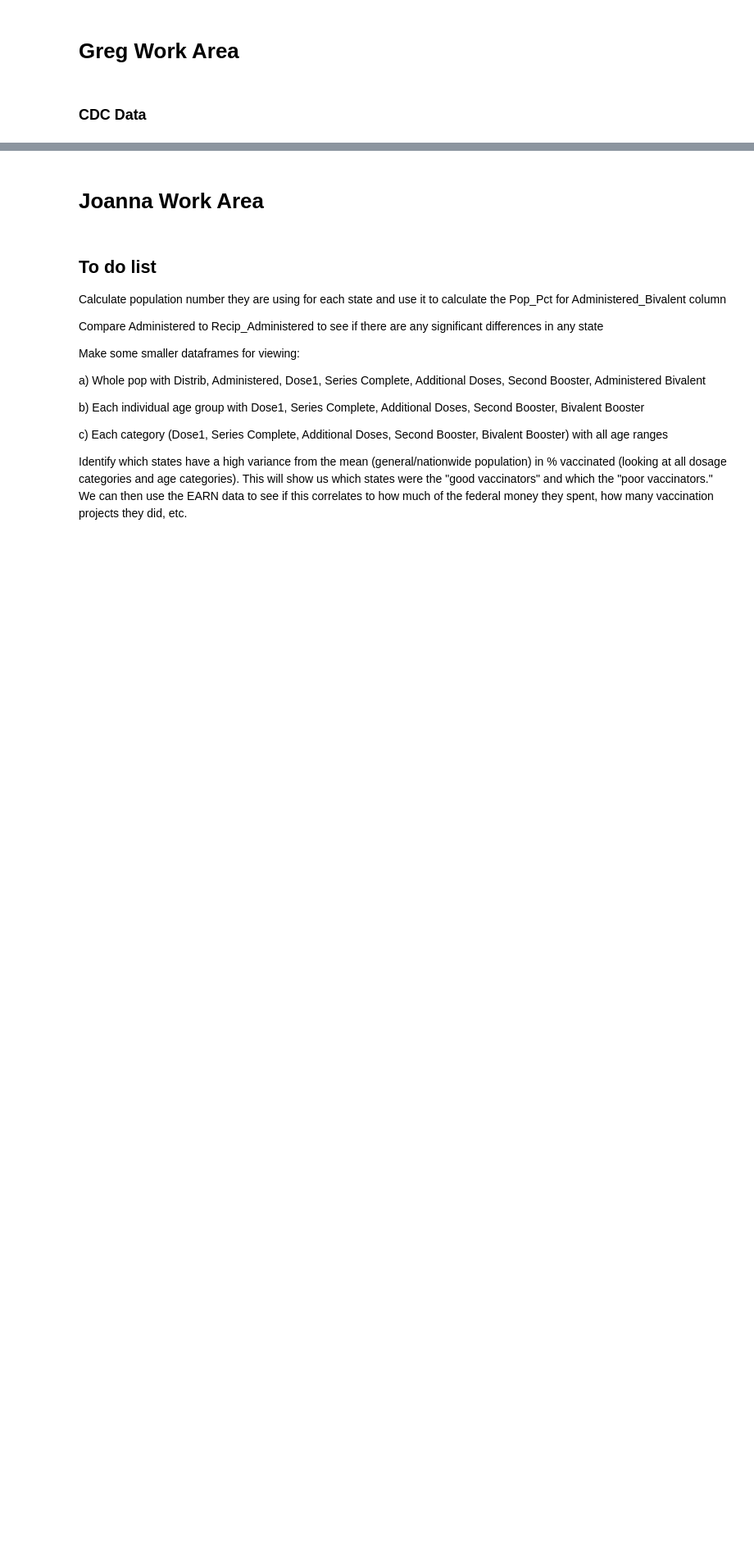
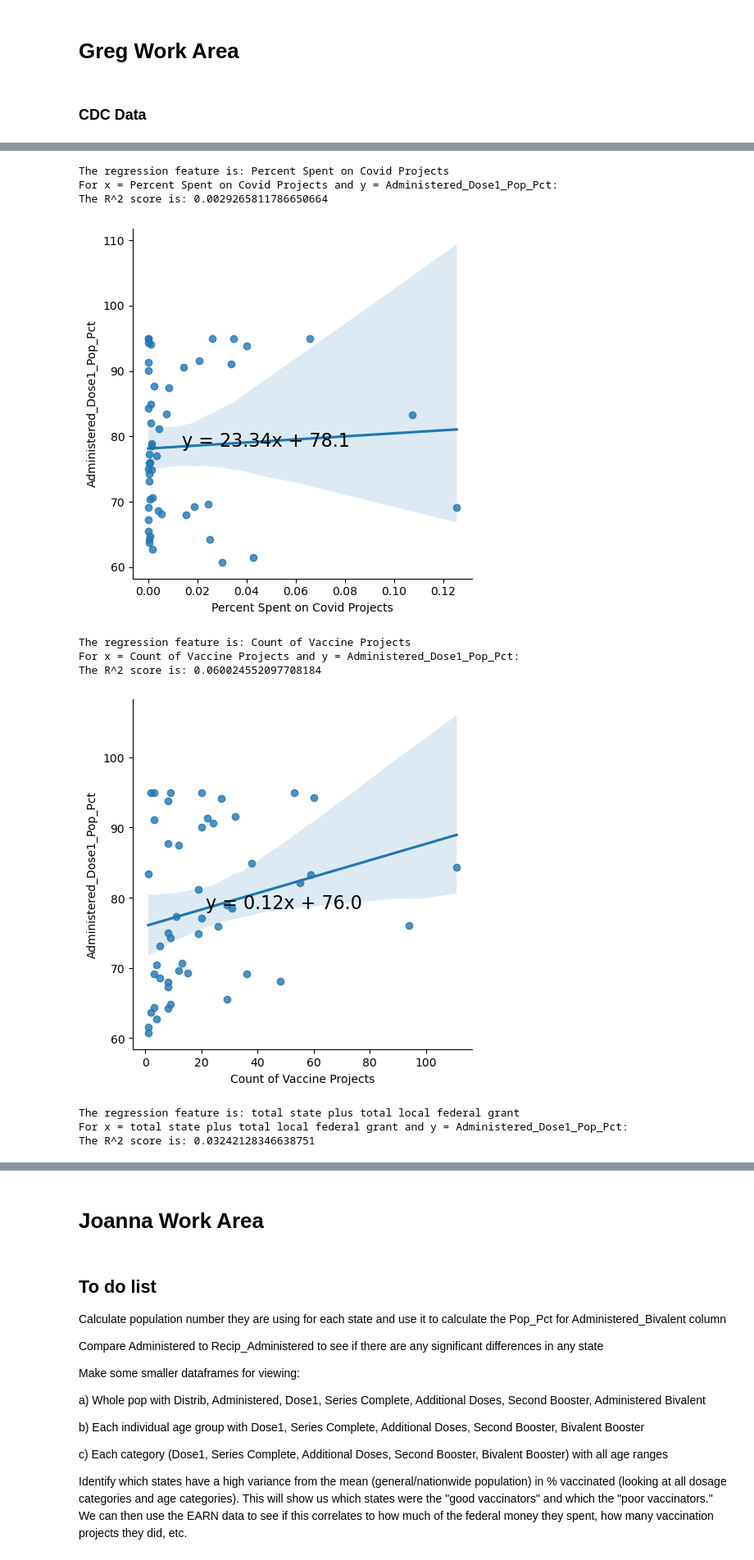
Before and after one commit to Evdawg/Project_1_Covid_Data, a Jupyter notebook: Project_1_covid.ipynb, the cells around one changed output, grey strips where cells are left out. Shown at 82% size. Cells and saved outputs as stored; diff of their text form; code cells hidden in the pictures; blank space fills up the shorter version.

Commit message:
5/17/2023: GM added regression analysis to notebook

```diff
--- a/Project_1_covid.ipynb
+++ b/Project_1_covid.ipynb
@@ -674,0 +688,5 @@ fig.show()
+# %%
+#Adding regression analysis for combined financial and vaccination data (5/16/2023 - GM)
+
+combined_df = vac_whole_pop_df.merge(EARN_states, how = 'inner',on = 'Location')
+combined_df.columns
@@ -674,0 +714,3 @@ fig.show()
+# %%
+combined_df = combined_df.dropna(axis = 0, how = 'any')
+combined_df.shape
@@ -674,0 +719,32 @@ fig.show()
+# %%
+def pd_reg(df,x,y,x_text,y_text):
+    fig = sns.lmplot(data = df, x = x, y = y)
+    lm = LinearRegression()
+    X = df[[x]]
+    Y = df[y]
+    model = lm.fit(X,Y)
+    print(f"For x = {x} and y = {y}:")
+    print(f"The R^2 score is: {model.score(X,Y)}")
+    plt.text(x_text, y_text, f"y = {'%.2f' %lm.coef_}x + {'%.1f' %lm.intercept_}", color = 'black', fontsize = 16)
+    plt.show()
+    return model
+# %%
+#Adding the names of the columns that we want to use as regression features
+feat_list = ['Percent Spent on Covid Projects', 'Count of Vaccine Projects', 'total state plus total local federal grant']
+target = 'Administered_Dose1_Pop_Pct'
+# %%
+for var in feat_list:
+    print(f"The regression feature is: {var}")
+    pd_reg(combined_df, var, target, combined_df[var].mean(), combined_df[target].mean())
+# %% [output]
+The regression feature is: Percent Spent on Covid Projects
+For x = Percent Spent on Covid Projects and y = Administered_Dose1_Pop_Pct:
+The R^2 score is: 0.0029265811786650664
+[figure, added]
+The regression feature is: Count of Vaccine Projects
+For x = Count of Vaccine Projects and y = Administered_Dose1_Pop_Pct:
+The R^2 score is: 0.060024552097708184
+[figure, added]
+The regression feature is: total state plus total local federal grant
+For x = total state plus total local federal grant and y = Administered_Dose1_Pop_Pct:
+The R^2 score is: 0.03242128346638751
```
Also changed, not shown: parts of 32 cells of this notebook.
